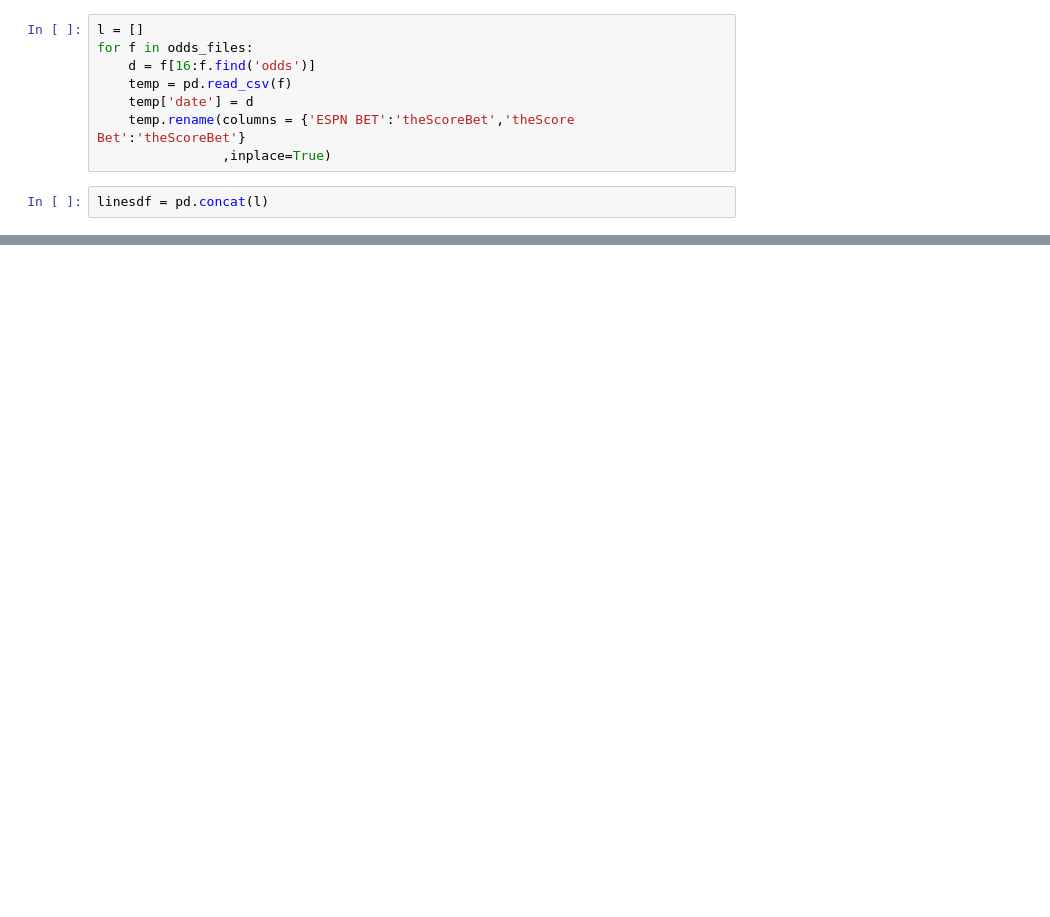
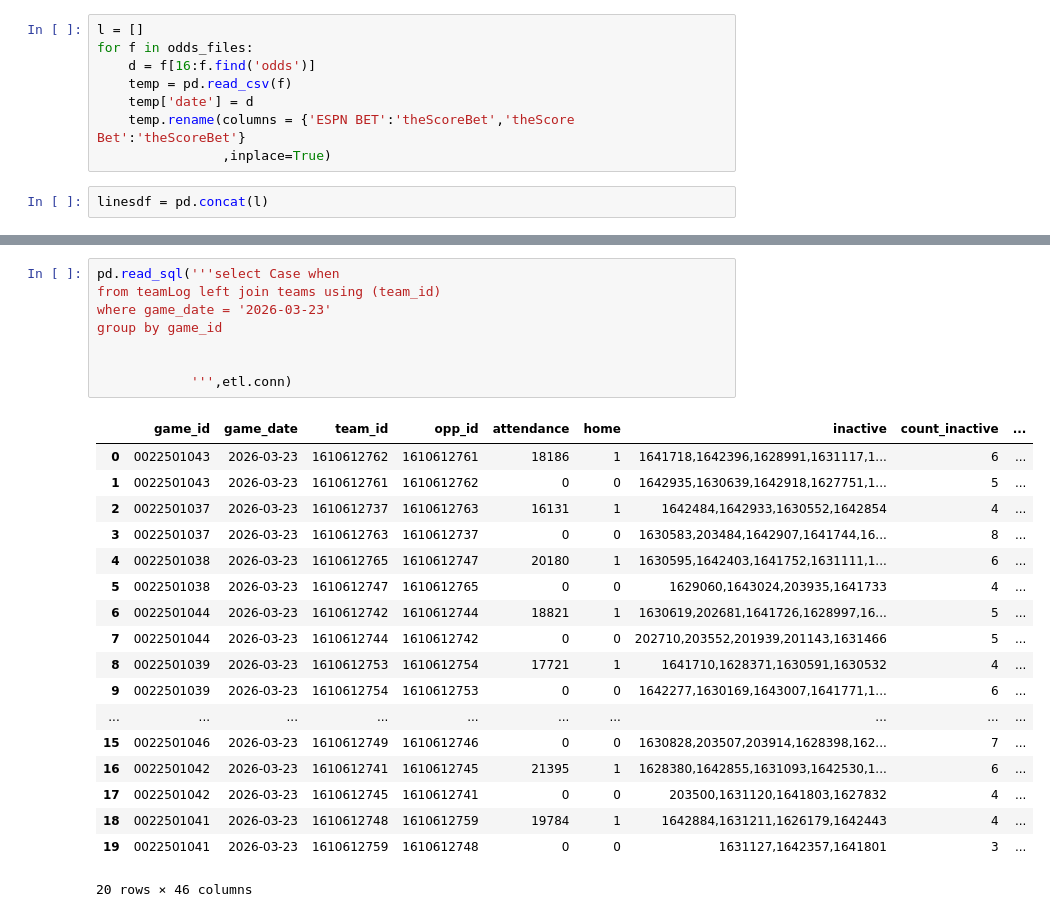
Before and after one commit to eac521/bets, a Jupyter notebook: Notebooks/streamLitBuild.ipynb, the cells around one changed output, grey strips where cells are left out. Cells and saved outputs as stored; diff of their text form; blank space fills up the shorter version.

```diff
--- a/Notebooks/streamLitBuild.ipynb
+++ b/Notebooks/streamLitBuild.ipynb
@@ -359,0 +406,27 @@ books = {
+# %%
+pd.read_sql('''select Case when
+from teamLog left join teams using (team_id)
+where game_date = '2026-03-23'
+group by game_id
+
+
+            ''',etl.conn)
+# %% [output]
+|  | game_id | game_date | team_id | opp_id | attendance | home | inactive | count_inactive | ... |
+| 0 | 0022501043 | 2026-03-23 | 1610612762 | 1610612761 | 18186 | 1 | 1641718,1642396,1628991,1631117,1... | 6 | ... |
+| 1 | 0022501043 | 2026-03-23 | 1610612761 | 1610612762 | 0 | 0 | 1642935,1630639,1642918,1627751,1... | 5 | ... |
+| 2 | 0022501037 | 2026-03-23 | 1610612737 | 1610612763 | 16131 | 1 | 1642484,1642933,1630552,1642854 | 4 | ... |
+| 3 | 0022501037 | 2026-03-23 | 1610612763 | 1610612737 | 0 | 0 | 1630583,203484,1642907,1641744,16... | 8 | ... |
+| 4 | 0022501038 | 2026-03-23 | 1610612765 | 1610612747 | 20180 | 1 | 1630595,1642403,1641752,1631111,1... | 6 | ... |
+| 5 | 0022501038 | 2026-03-23 | 1610612747 | 1610612765 | 0 | 0 | 1629060,1643024,203935,1641733 | 4 | ... |
+| 6 | 0022501044 | 2026-03-23 | 1610612742 | 1610612744 | 18821 | 1 | 1630619,202681,1641726,1628997,16... | 5 | ... |
+| 7 | 0022501044 | 2026-03-23 | 1610612744 | 1610612742 | 0 | 0 | 202710,203552,201939,201143,1631466 | 5 | ... |
+| 8 | 0022501039 | 2026-03-23 | 1610612753 | 1610612754 | 17721 | 1 | 1641710,1628371,1630591,1630532 | 4 | ... |
+| 9 | 0022501039 | 2026-03-23 | 1610612754 | 1610612753 | 0 | 0 | 1642277,1630169,1643007,1641771,1... | 6 | ... |
+| ... | ... | ... | ... | ... | ... | ... | ... | ... | ... |
+| 15 | 0022501046 | 2026-03-23 | 1610612749 | 1610612746 | 0 | 0 | 1630828,203507,203914,1628398,162... | 7 | ... |
+| 16 | 0022501042 | 2026-03-23 | 1610612741 | 1610612745 | 21395 | 1 | 1628380,1642855,1631093,1642530,1... | 6 | ... |
+| 17 | 0022501042 | 2026-03-23 | 1610612745 | 1610612741 | 0 | 0 | 203500,1631120,1641803,1627832 | 4 | ... |
+| 18 | 0022501041 | 2026-03-23 | 1610612748 | 1610612759 | 19784 | 1 | 1642884,1631211,1626179,1642443 | 4 | ... |
+| 19 | 0022501041 | 2026-03-23 | 1610612759 | 1610612748 | 0 | 0 | 1631127,1642357,1641801 | 3 | ... |
+20 rows × 46 columns
```
Also changed, not shown: parts of 13 cells of this notebook, 19 other files.
